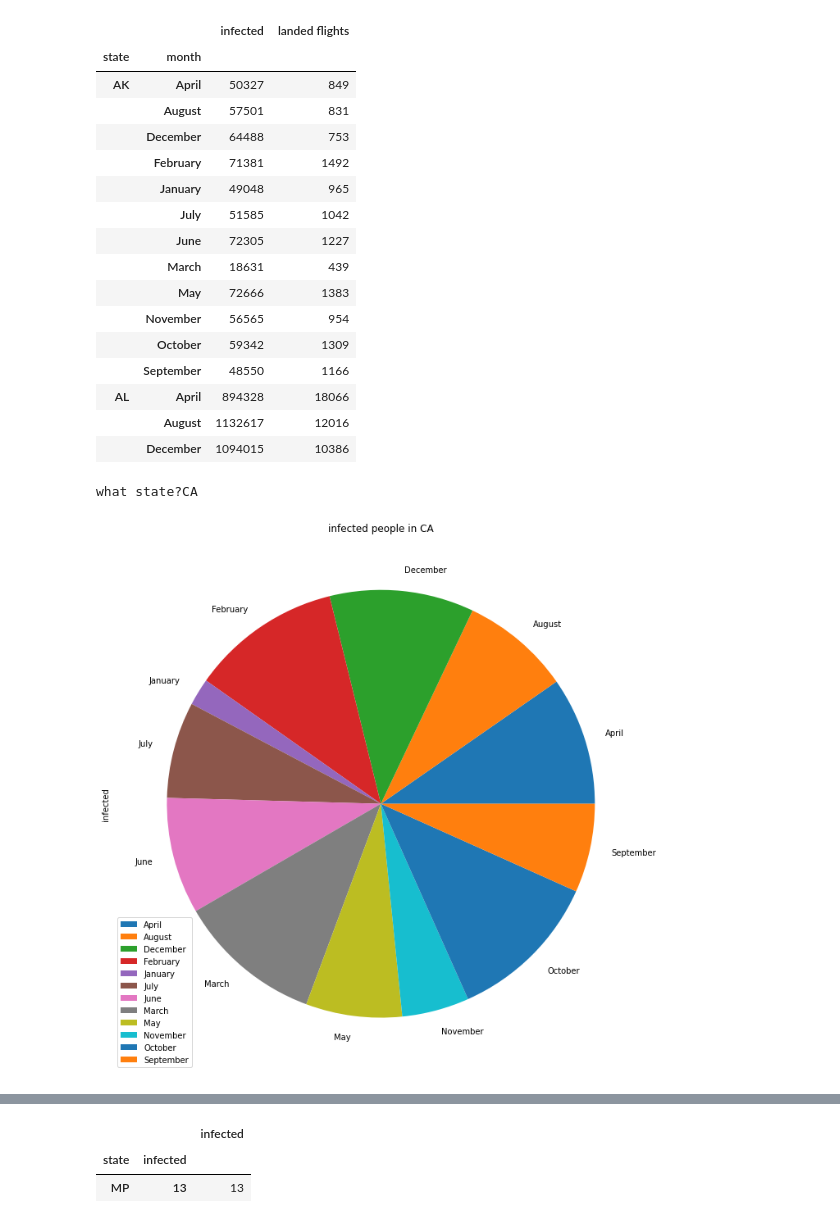
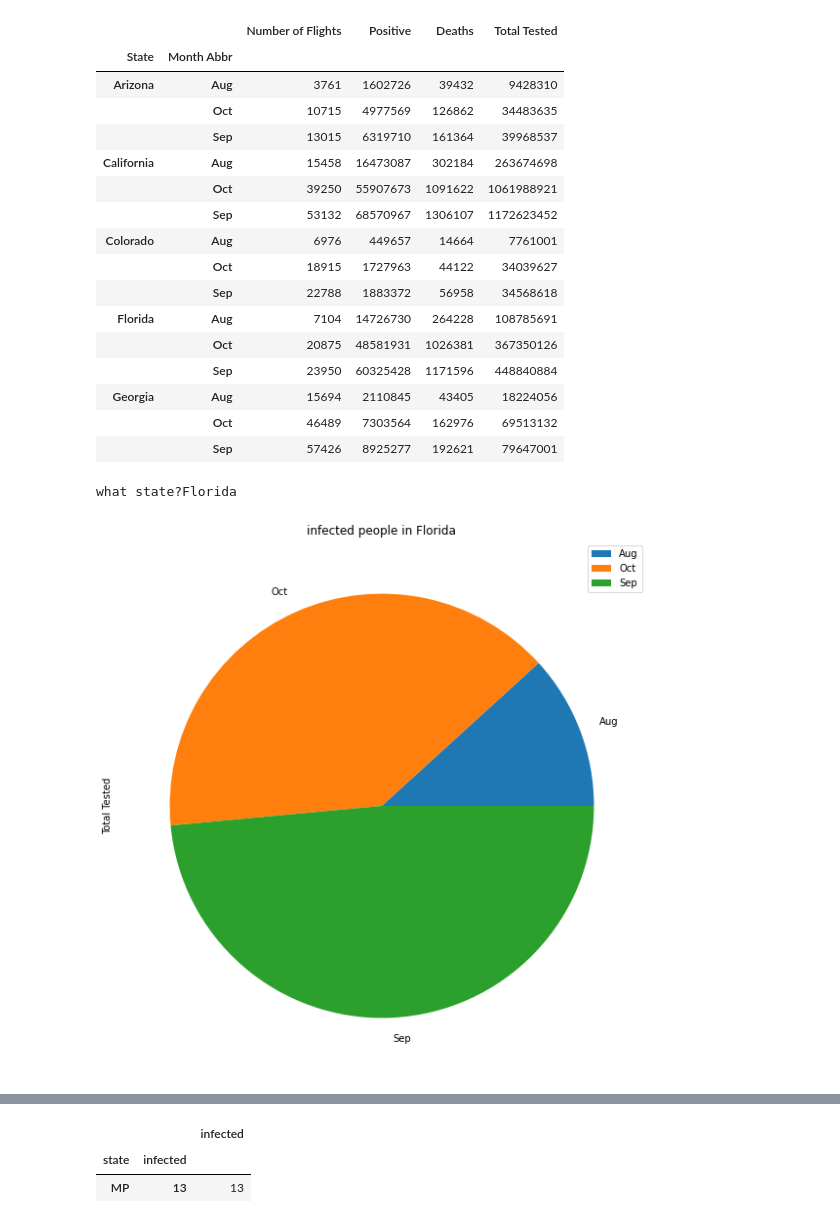
Before and after one commit to MersedehSP/Covid_Analyzer, a Jupyter notebook: graph_msp - Copy.ipynb, the cells around one changed output, grey strips where cells are left out. Saved outputs shown, nothing was run; the diff lists cells and outputs as text; code cells hidden in the pictures.

```diff
--- a/graph_msp - Copy.ipynb
+++ b/graph_msp - Copy.ipynb
@@ -9,7 +9,7 @@ import scipy.stats as st
 import gmaps
 import gmaps.datasets
 # %%
-corrected_data_path = "Resources2/dummy_data.csv"
+corrected_data_path = "Resources3/FullDataSet.csv"
 
 corrected_data_df = pd.read_csv(corrected_data_path)
 corrected_data_df
@@ -49,37 +49,37 @@ plt.show()
 # %%
-infected_groups = corrected_data_df.groupby(["state", "month"])
+infected_groups = corrected_data_df.groupby(["State", "Month Abbr"])
 sum_it_up = infected_groups.sum()
 sum_it_up.head(15)
 # %% [output]
-|  |  | infected | landed flights |
-| state | month |  |  |
-| AK | April | 50327 | 849 |
-|  | August | 57501 | 831 |
-|  | December | 64488 | 753 |
-|  | February | 71381 | 1492 |
-|  | January | 49048 | 965 |
-|  | July | 51585 | 1042 |
-|  | June | 72305 | 1227 |
-|  | March | 18631 | 439 |
-|  | May | 72666 | 1383 |
-|  | November | 56565 | 954 |
-|  | October | 59342 | 1309 |
-|  | September | 48550 | 1166 |
-| AL | April | 894328 | 18066 |
-|  | August | 1132617 | 12016 |
-|  | December | 1094015 | 10386 |
+|  |  | Number of Flights | Positive | Deaths | Total Tested |
+| State | Month Abbr |  |  |  |  |
+| Arizona | Aug | 3761 | 1602726 | 39432 | 9428310 |
+|  | Oct | 10715 | 4977569 | 126862 | 34483635 |
+|  | Sep | 13015 | 6319710 | 161364 | 39968537 |
+| California | Aug | 15458 | 16473087 | 302184 | 263674698 |
+|  | Oct | 39250 | 55907673 | 1091622 | 1061988921 |
+|  | Sep | 53132 | 68570967 | 1306107 | 1172623452 |
+| Colorado | Aug | 6976 | 449657 | 14664 | 7761001 |
+|  | Oct | 18915 | 1727963 | 44122 | 34039627 |
+|  | Sep | 22788 | 1883372 | 56958 | 34568618 |
+| Florida | Aug | 7104 | 14726730 | 264228 | 108785691 |
+|  | Oct | 20875 | 48581931 | 1026381 | 367350126 |
+|  | Sep | 23950 | 60325428 | 1171596 | 448840884 |
+| Georgia | Aug | 15694 | 2110845 | 43405 | 18224056 |
+|  | Oct | 46489 | 7303564 | 162976 | 69513132 |
+|  | Sep | 57426 | 8925277 | 192621 | 79647001 |
 # %%
 #just one state monthly
 
-state_code = input("what state?")
+state_name = input("what state?")
 #state_code = "CA"
-just_one_state = sum_it_up.loc[state_code]
-state_pie = just_one_state.plot(kind ="pie", y= "infected", title= ("infected people in " + state_code), figsize= (12,12))
-state_pie.set_ylabel("infected")
+just_one_state = sum_it_up.loc[state_name]
+state_pie = just_one_state.plot(kind ="pie", y= "Total Tested", title= ("infected people in " + state_name), figsize= (10,10))
+state_pie.set_ylabel("Total Tested")
 
 plt.show()
 #plt.axis("equal")
 # %% [output]
-what state?CA
+what state?Florida
-[figure, old version]
+[figure, new version]
 # %%
```
Also changed, not shown: parts of 7 cells of this notebook, 1 other file.
